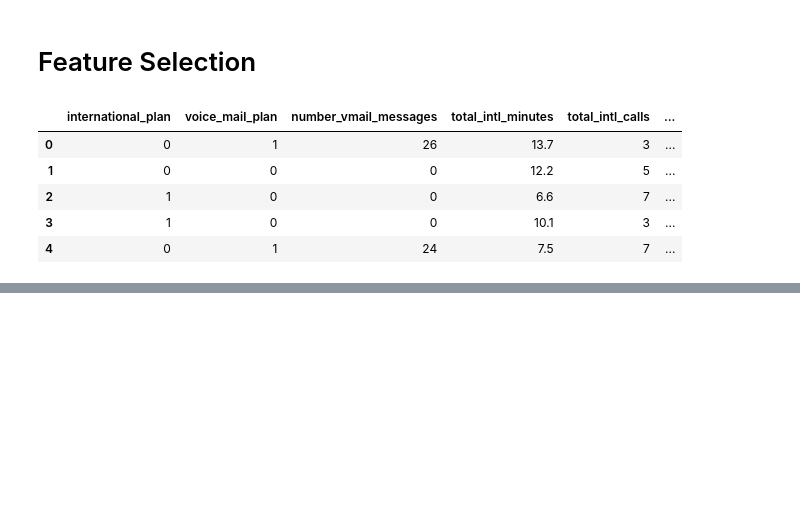
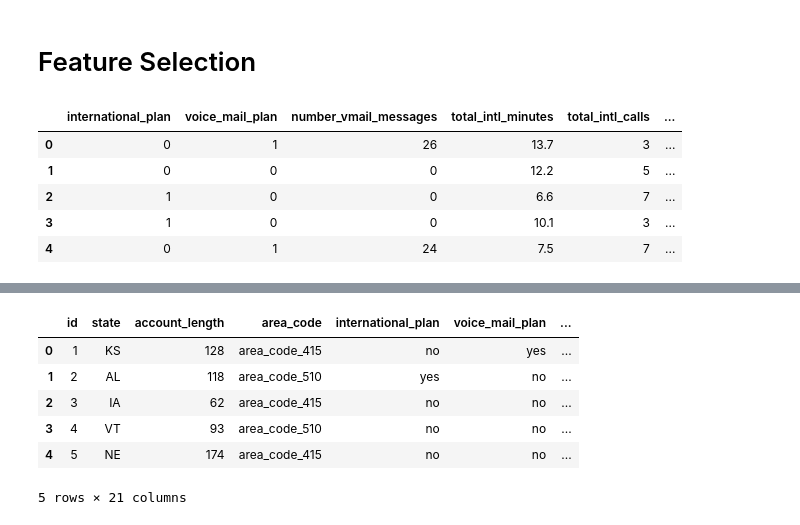
Before and after one commit to YeabsiraTibebu/Customer-Churn-Prediction, a Jupyter notebook: notebook/EDA.ipynb, the cells around one changed output, grey strips where cells are left out. Cells and saved outputs as stored; diff of their text form; code cells hidden in the pictures; blank space fills up the shorter version.

```diff
--- a/notebook/EDA.ipynb
+++ b/notebook/EDA.ipynb
@@ -526,0 +565,40 @@ Stochastic Optimizer: Maximum iterations (200) reached and the optimization hasn
+# %%
+# Create preprocessing functions for testing data
+
+def preprocess(data):
+  data = data.iloc[:, 4:]
+  data['total_minutes'] = data['total_day_minutes'] + data['total_eve_minutes'] + data['total_night_minutes']
+  data['total_calls'] = data['total_day_calls'] + data['total_eve_calls'] + data['total_night_calls']
+  data['total_charge'] = data['total_day_charge'] + data['total_eve_charge'] + data['total_night_charge']
+
+  data['international_plan'] = data['international_plan'].map({'yes': 1, 'no': 0})
+  data['voice_mail_plan'] = data['voice_mail_plan'].map({'yes': 1, 'no': 0})
+
+  data['number_vmail_messages'] = MinMaxScaler().fit_transform(data['number_vmail_messages'].values.reshape(len(data), 1))
+  data['total_intl_minutes'] = MinMaxScaler().fit_transform(data['total_intl_minutes'].values.reshape(len(data), 1))
+  data['total_intl_charge'] = MinMaxScaler().fit_transform(data['total_intl_charge'].values.reshape(len(data), 1))
+  data['total_intl_calls'] = MinMaxScaler().fit_transform(data['total_intl_calls'].values.reshape(len(data), 1))
+  data['number_customer_service_calls'] = MinMaxScaler().fit_transform(data['number_customer_service_calls'].values.reshape(len(data), 1))
+  data['total_minutes'] = MinMaxScaler().fit_transform(data['total_minutes'].values.reshape(len(data), 1))
+  data['total_calls'] = MinMaxScaler().fit_transform(data['total_calls'].values.reshape(len(data), 1))
+  data['total_charge'] = MinMaxScaler().fit_transform(data['total_charge'].values.reshape(len(data), 1))
+
+  X = ['total_day_minutes', 'total_eve_minutes', 'total_night_minutes', 'total_day_calls', 'total_eve_calls', 'total_night_calls', 'total_day_charge', 'total_eve_charge', 'total_night_charge']
+  return data.drop(columns=X)
+# %%
+# Best model interpretation
+
+X_data_test = preprocess(df_test)
+forest_model = pickle.load(open('../models/forest.pkl', 'rb'))
+churn = forest_model.predict(X_data_test)
+df_test['churn'] = churn
+df_test['churn'] = df_test['churn'].map({1: 'yes', 0: 'no'})
+df_test.head()
+# %% [output]
+|  | id | state | account_length | area_code | international_plan | voice_mail_plan | ... |
+| 0 | 1 | KS | 128 | area_code_415 | no | yes | ... |
+| 1 | 2 | AL | 118 | area_code_510 | yes | no | ... |
+| 2 | 3 | IA | 62 | area_code_415 | no | no | ... |
+| 3 | 4 | VT | 93 | area_code_510 | no | no | ... |
+| 4 | 5 | NE | 174 | area_code_415 | no | no | ... |
+5 rows × 21 columns
```
Also changed, not shown: parts of 8 cells of this notebook, 2 other files.
